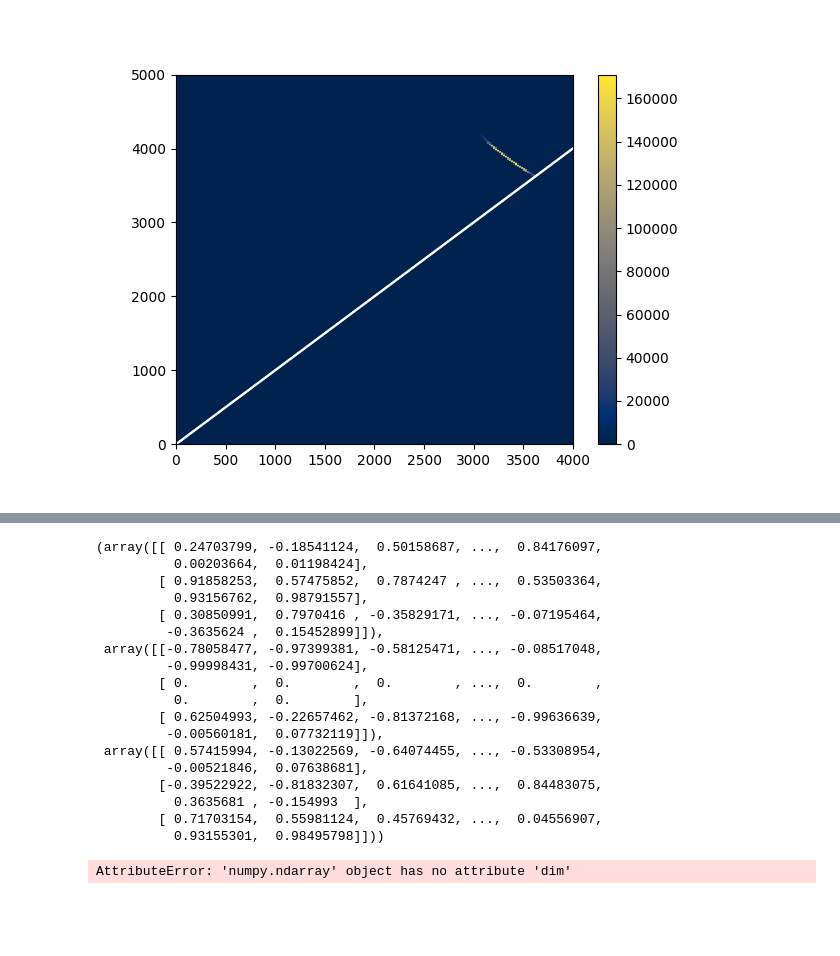
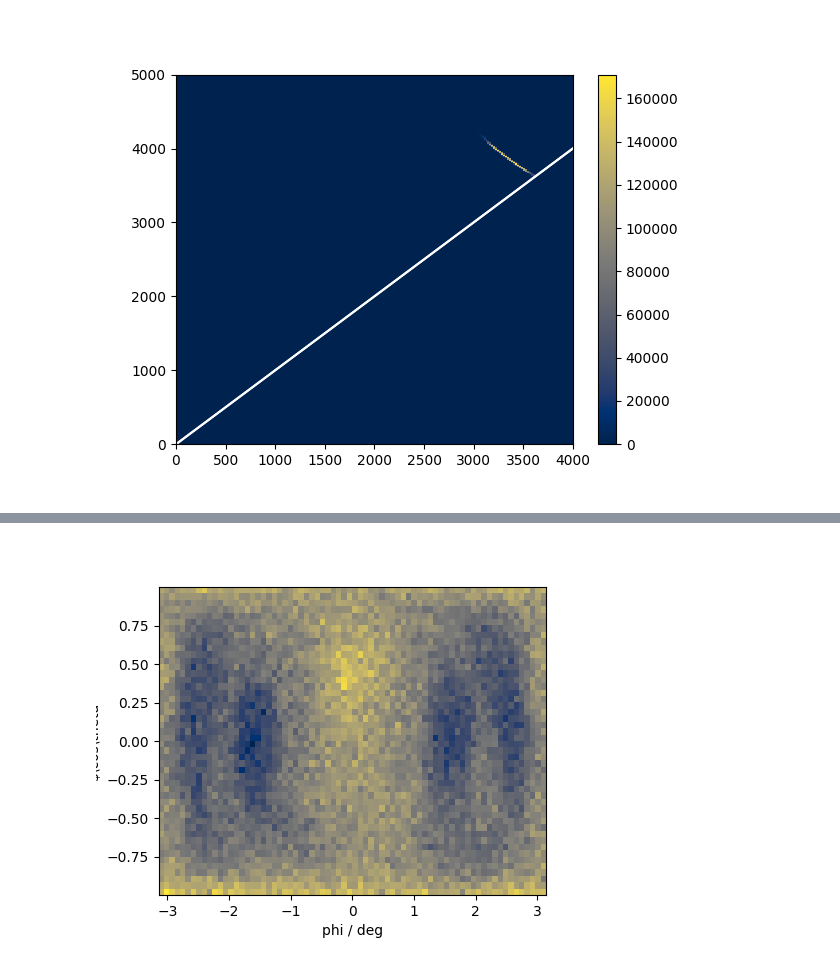
Before and after one commit to McGinnis-Atom/py_coltrims, a Jupyter notebook: user_notebook.ipynb, the cells around one changed output, grey strips where cells are left out. Drawn from its saved outputs; the diff is of its cells as text; code cells hidden in the pictures; blank space fills up the shorter version.

```diff
--- a/user_notebook.ipynb
+++ b/user_notebook.ipynb
@@ -130,3 +128,5 @@ No such comm: 7e19c027bb534ec9bf48fdba549fa716
 # %%
 momDiff    = reaction.i[0] - reaction.i[1]
 angleLight = np.arccos(momDiff*[0,1,0] / (momDiff.p + 1))
+
+coordinateSystem = coltrims.CoordinateSystem(momDiff, np.array([0,1,0]))
@@ -141,25 +132,0 @@ vecX = vecX / np.sqrt(vecX[0]**2+vecX[1]**2+vecX[2]**2)
-# %%
-vecX, vecY, vecZ
-# %% [output]
-(array([[ 0.24703799, -0.18541124,  0.50158687, ...,  0.84176097,
-          0.00203664,  0.01198424],
-        [ 0.91858253,  0.57475852,  0.7874247 , ...,  0.53503364,
-          0.93156762,  0.98791557],
-        [ 0.30850991,  0.7970416 , -0.35829171, ..., -0.07195464,
-         -0.3635624 ,  0.15452899]]),
- array([[-0.78058477, -0.97399381, -0.58125471, ..., -0.08517048,
-         -0.99998431, -0.99700624],
-        [ 0.        ,  0.        ,  0.        , ...,  0.        ,
-          0.        ,  0.        ],
-        [ 0.62504993, -0.22657462, -0.81372168, ..., -0.99636639,
-         -0.00560181,  0.07732119]]),
- array([[ 0.57415994, -0.13022569, -0.64074455, ..., -0.53308954,
-         -0.00521846,  0.07638681],
-        [-0.39522922, -0.81832307,  0.61641085, ...,  0.84483075,
-          0.3635681 , -0.154993  ],
-        [ 0.71703154,  0.55981124,  0.45769432, ...,  0.04556907,
-          0.93155301,  0.98495798]]))
-# %%
-vecX.dim
-# %% [output]
-AttributeError: 'numpy.ndarray' object has no attribute 'dim'
@@ -167,0 +133,14 @@ a = coltrims.CoordinateSystem(momDiff, [0,1,0]*len(momDiff))
+# %%
+eCS = coordinateSystem(reaction.e[0])
+# %%
+# MFPAD
+plt.close()
+fig, ax51 = plt.subplots(nrows=1, ncols=1, figsize=(5,4))
+
+ax51.hist2d(np.arctan2(eCS.py, eCS.px), eCS.pz/eCS.p, bins=(2*36,2*24))
+ax51.set_xlabel("phi / deg")
+ax51.set_ylabel("$\\cos\\theta")
+
+plt.show()
+# %% [output]
+[figure, added]
```
Also changed, not shown: parts of 4 cells of this notebook.
